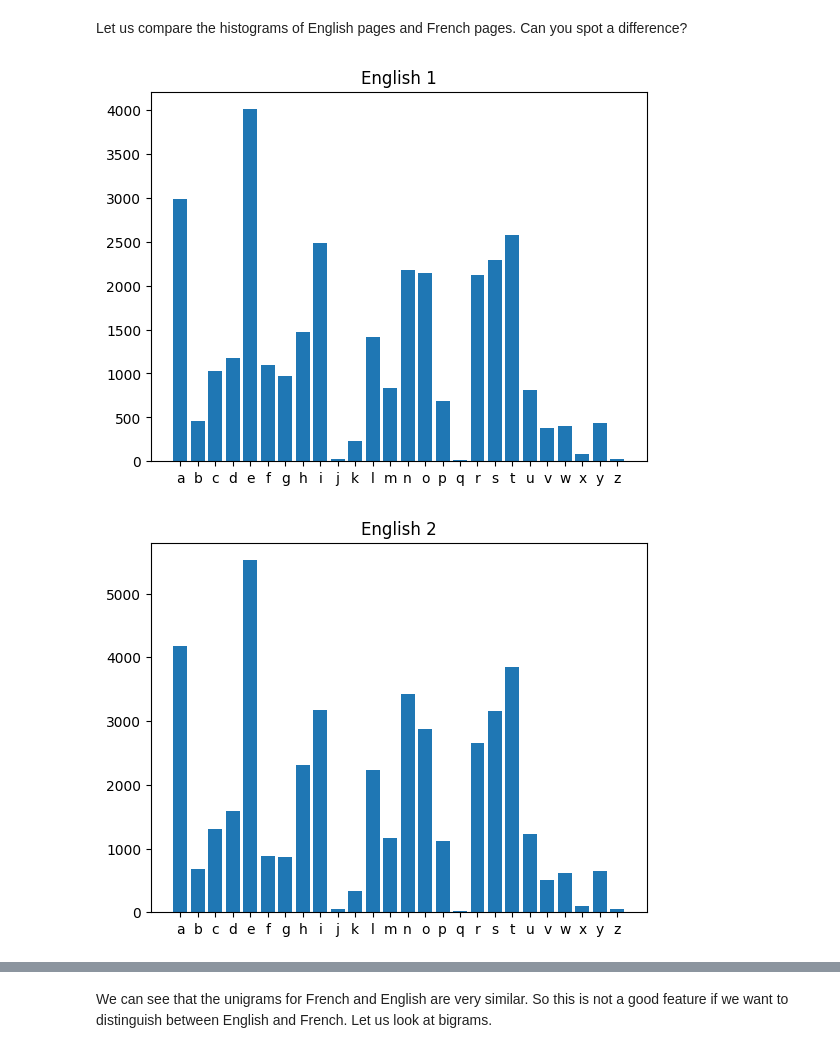
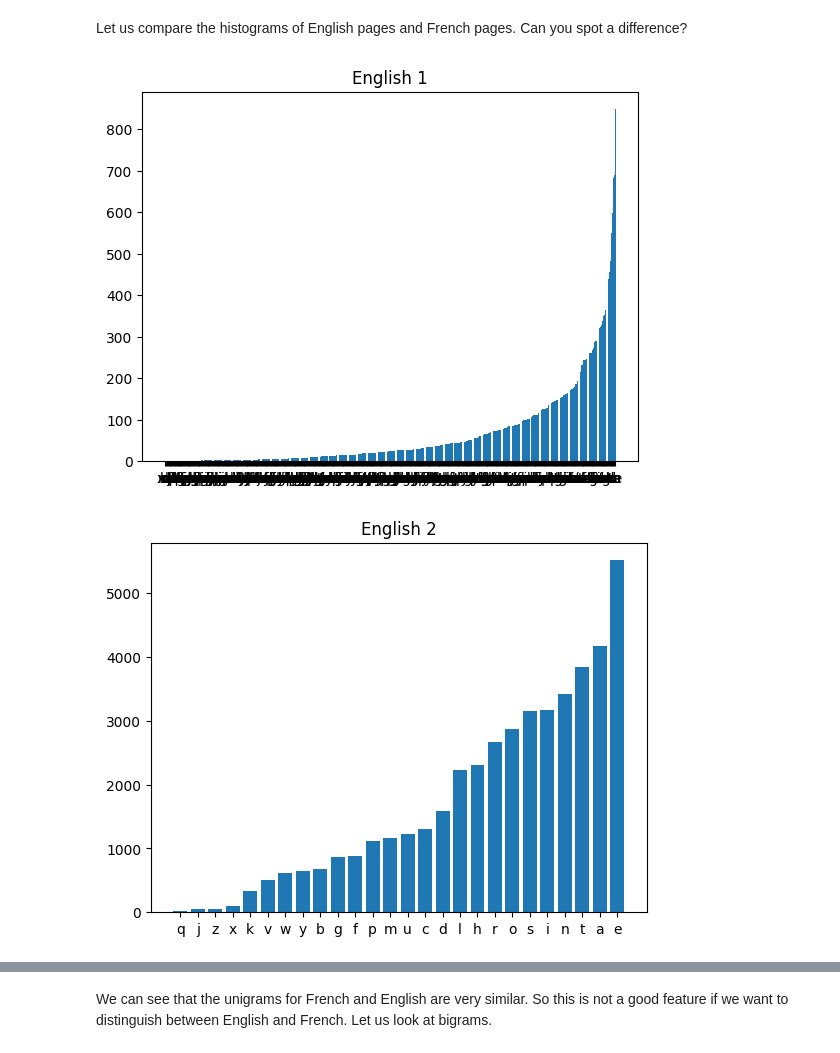
Before and after one commit to SSBalaji07/aiml_projects_and_labs, a Jupyter notebook: AIML_Module_01_Lab_01_Features.ipynb, the cells around one changed output, grey strips where cells are left out. Cells and saved outputs as stored; diff of their text form; code cells hidden in the pictures.

```diff
--- a/AIML_Module_01_Lab_01_Features.ipynb
+++ b/AIML_Module_01_Lab_01_Features.ipynb
@@ -99,23 +127,23 @@ def plothistogram(ngram):
 
   # sort the keys in alphabetic order
   combined = zip(keys, values)
-  zipped_sorted = sorted(combined, key=lambda x: x[0])
+  zipped_sorted = sorted(combined, key=lambda x: x[1])
   keys, values = map(list, zip(*zipped_sorted))
   plt.bar(keys, values)
 # %% [markdown]
 Let us compare the histograms of English pages and French pages. Can you spot a difference?
 # %%
-unigram_eng1 = Counter(ngrams(eng1,1))
+unigram_eng1 = Counter(ngrams(eng1,2))
 plothistogram(unigram_eng1)
 plt.title('English 1')
 plt.show()
 unigram_eng2 = Counter(ngrams(eng2,1))
 plothistogram(unigram_eng2)
 plt.title('English 2')
 plt.show()
 # %% [output]
-[figure, old version]
+[figure, new version]
-[figure, old version]
+[figure, new version]
 # %%
 unigram_fr1 = Counter(ngrams(fr1,1))
 plothistogram(unigram_eng1)
```
Also changed, not shown: parts of 19 cells of this notebook.
